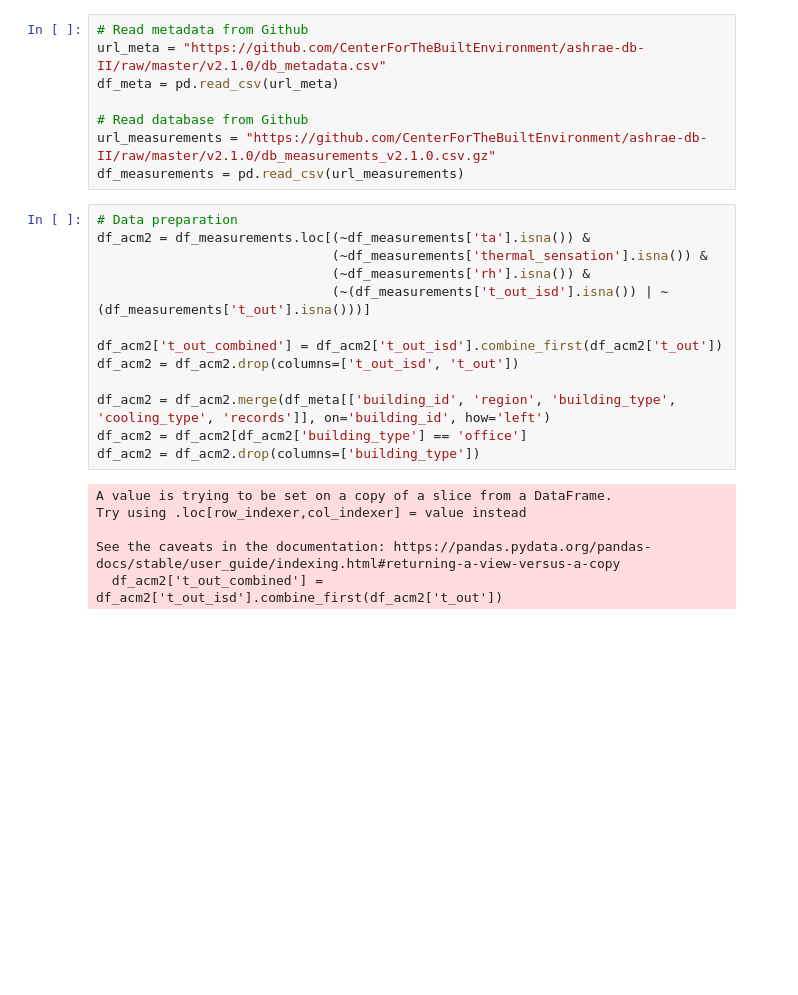
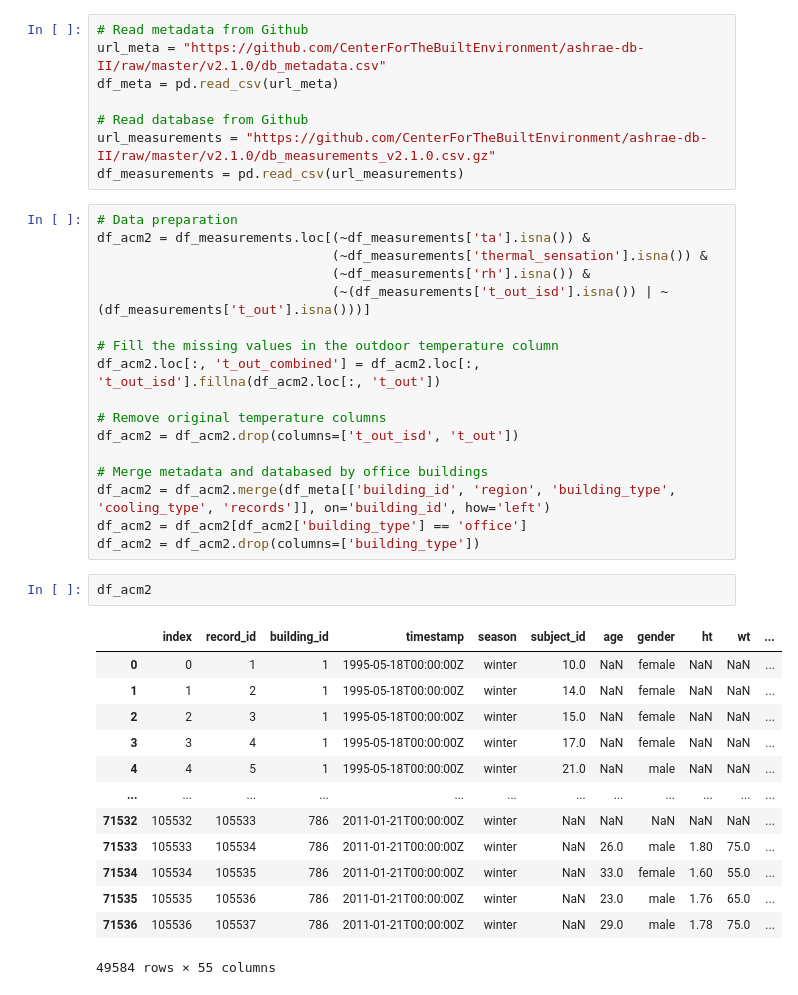
Before and after one commit to CenterForTheBuiltEnvironment/ashrae-db-II, a Jupyter notebook: example_acm.ipynb, the cells around one changed output. Saved outputs shown, nothing was run; the diff lists cells and outputs as text; blank space fills up the shorter version.

Commit message:
update python code of data prepartion

```diff
--- a/example_acm.ipynb
+++ b/example_acm.ipynb
@@ -22,18 +22,32 @@ df_acm2 = df_measurements.loc[(~df_measurements['ta'].isna()) &
                               (~df_measurements['rh'].isna()) &
                               (~(df_measurements['t_out_isd'].isna()) | ~(df_measurements['t_out'].isna()))]
 
-df_acm2['t_out_combined'] = df_acm2['t_out_isd'].combine_first(df_acm2['t_out'])
+# Fill the missing values in the outdoor temperature column
+df_acm2.loc[:, 't_out_combined'] = df_acm2.loc[:, 't_out_isd'].fillna(df_acm2.loc[:, 't_out'])
+
+# Remove original temperature columns
 df_acm2 = df_acm2.drop(columns=['t_out_isd', 't_out'])
 
+# Merge metadata and databased by office buildings
 df_acm2 = df_acm2.merge(df_meta[['building_id', 'region', 'building_type', 'cooling_type', 'records']], on='building_id', how='left')
 df_acm2 = df_acm2[df_acm2['building_type'] == 'office']
 df_acm2 = df_acm2.drop(columns=['building_type'])
-# %% [output]
-A value is trying to be set on a copy of a slice from a DataFrame.
-Try using .loc[row_indexer,col_indexer] = value instead
-
-See the caveats in the documentation: https://pandas.pydata.org/pandas-docs/stable/user_guide/indexing.html#returning-a-view-versus-a-copy
-  df_acm2['t_out_combined'] = df_acm2['t_out_isd'].combine_first(df_acm2['t_out'])
+# %%
+df_acm2
+# %% [output]
+|  | index | record_id | building_id | timestamp | season | subject_id | age | gender | ht | wt | ... |
+| 0 | 0 | 1 | 1 | 1995-05-18T00:00:00Z | winter | 10.0 | NaN | female | NaN | NaN | ... |
+| 1 | 1 | 2 | 1 | 1995-05-18T00:00:00Z | winter | 14.0 | NaN | female | NaN | NaN | ... |
+| 2 | 2 | 3 | 1 | 1995-05-18T00:00:00Z | winter | 15.0 | NaN | female | NaN | NaN | ... |
+| 3 | 3 | 4 | 1 | 1995-05-18T00:00:00Z | winter | 17.0 | NaN | female | NaN | NaN | ... |
+| 4 | 4 | 5 | 1 | 1995-05-18T00:00:00Z | winter | 21.0 | NaN | male | NaN | NaN | ... |
+| ... | ... | ... | ... | ... | ... | ... | ... | ... | ... | ... | ... |
+| 71532 | 105532 | 105533 | 786 | 2011-01-21T00:00:00Z | winter | NaN | NaN | NaN | NaN | NaN | ... |
+| 71533 | 105533 | 105534 | 786 | 2011-01-21T00:00:00Z | winter | NaN | 26.0 | male | 1.80 | 75.0 | ... |
+| 71534 | 105534 | 105535 | 786 | 2011-01-21T00:00:00Z | winter | NaN | 33.0 | female | 1.60 | 55.0 | ... |
+| 71535 | 105535 | 105536 | 786 | 2011-01-21T00:00:00Z | winter | NaN | 23.0 | male | 1.76 | 65.0 | ... |
+| 71536 | 105536 | 105537 | 786 | 2011-01-21T00:00:00Z | winter | NaN | 29.0 | male | 1.78 | 75.0 | ... |
+49584 rows × 55 columns
 # %%
 # Adaptive comfort analysis
 def run_lm(group):
```
Also changed, not shown: parts of 2 cells of this notebook, 1 other file.
